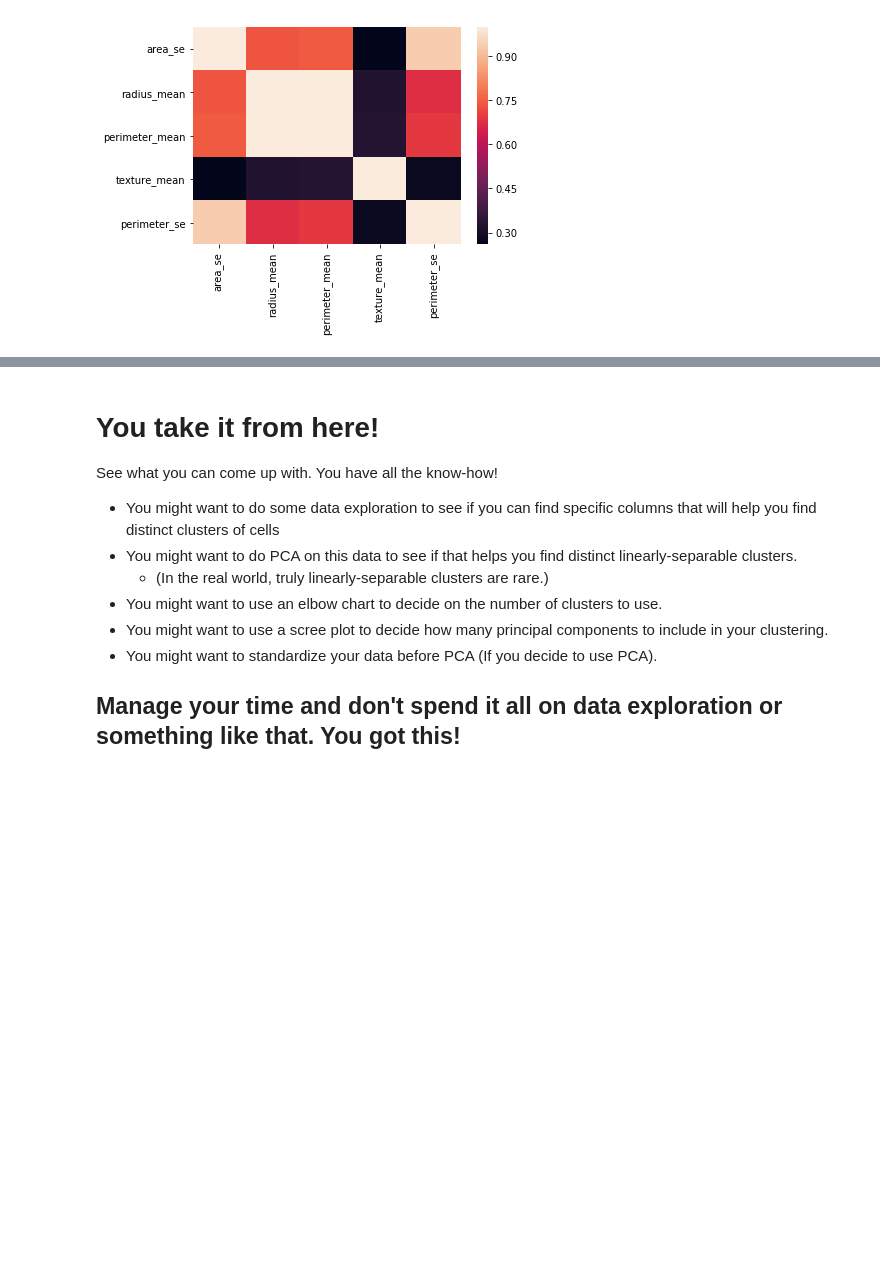
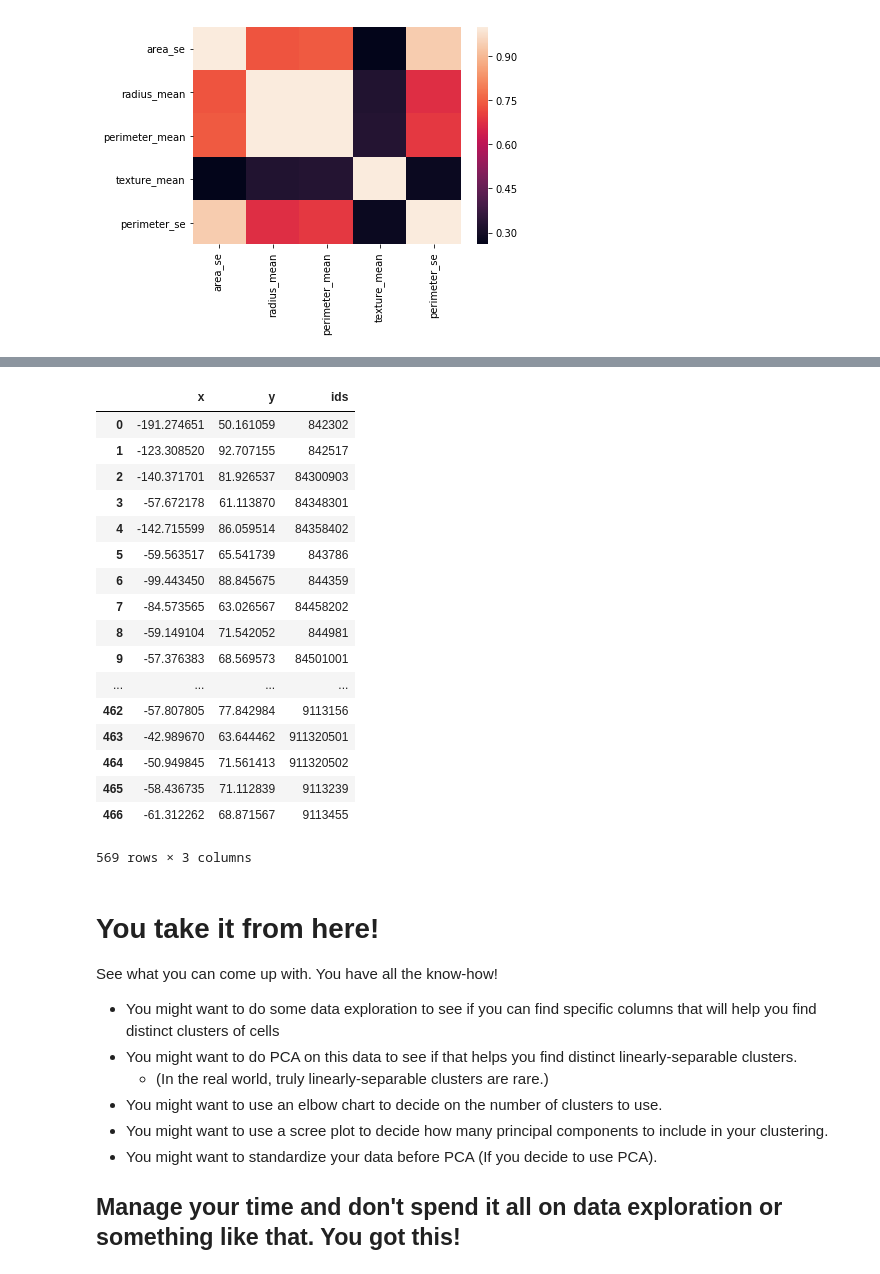
Before and after one commit to bloominstituteoftechnology/DS-Unit-1-Sprint-4-Linear-Algebra, a Jupyter notebook: module4-clustering/Cell_Clustering_Assignment.ipynb, the cells around one changed output, grey strips where cells are left out. Saved outputs shown, nothing was run; the diff lists cells and outputs as text; code cells hidden in the pictures; blank space fills up the shorter version.

```diff
--- a/module4-clustering/Cell_Clustering_Assignment.ipynb
+++ b/module4-clustering/Cell_Clustering_Assignment.ipynb
@@ -190,0 +234,3 @@ sns.heatmap(hivi.corr());
+# %%
+eigVec = eigVec[:,:2]
+eigVec
@@ -190,0 +243,6 @@ sns.heatmap(hivi.corr());
+# %%
+eigVec = pd.DataFrame(np.real(eigVec))
+
+transformed = ary_hivi.dot(eigVec)
+
+transformed
@@ -190,0 +257,6 @@ sns.heatmap(hivi.corr());
+# %%
+ids = pd.DataFrame(ids)
+transformed = pd.DataFrame(transformed)
+print(transformed.shape)
+print(ids.shape)
+ids.head()
@@ -191,3 +272,29 @@ sns.heatmap(hivi.corr());
+# %%
+final_df = transformed
+final_df.columns = ['x','y']
+final_df
+# %%
+final_df['ids'] = ids.id
+final_df
+# %% [output]
+|  | x | y | ids |
+| 0 | -191.274651 | 50.161059 | 842302 |
+| 1 | -123.308520 | 92.707155 | 842517 |
+| 2 | -140.371701 | 81.926537 | 84300903 |
+| 3 | -57.672178 | 61.113870 | 84348301 |
+| 4 | -142.715599 | 86.059514 | 84358402 |
+| 5 | -59.563517 | 65.541739 | 843786 |
+| 6 | -99.443450 | 88.845675 | 844359 |
+| 7 | -84.573565 | 63.026567 | 84458202 |
+| 8 | -59.149104 | 71.542052 | 844981 |
+| 9 | -57.376383 | 68.569573 | 84501001 |
+| ... | ... | ... | ... |
+| 462 | -57.807805 | 77.842984 | 9113156 |
+| 463 | -42.989670 | 63.644462 | 911320501 |
+| 464 | -50.949845 | 71.561413 | 911320502 |
+| 465 | -58.436735 | 71.112839 | 9113239 |
+| 466 | -61.312262 | 68.871567 | 9113455 |
+569 rows × 3 columns
 # %% [markdown]
 # You take it from here!
 
```
Also changed, not shown: parts of 12 cells of this notebook.
